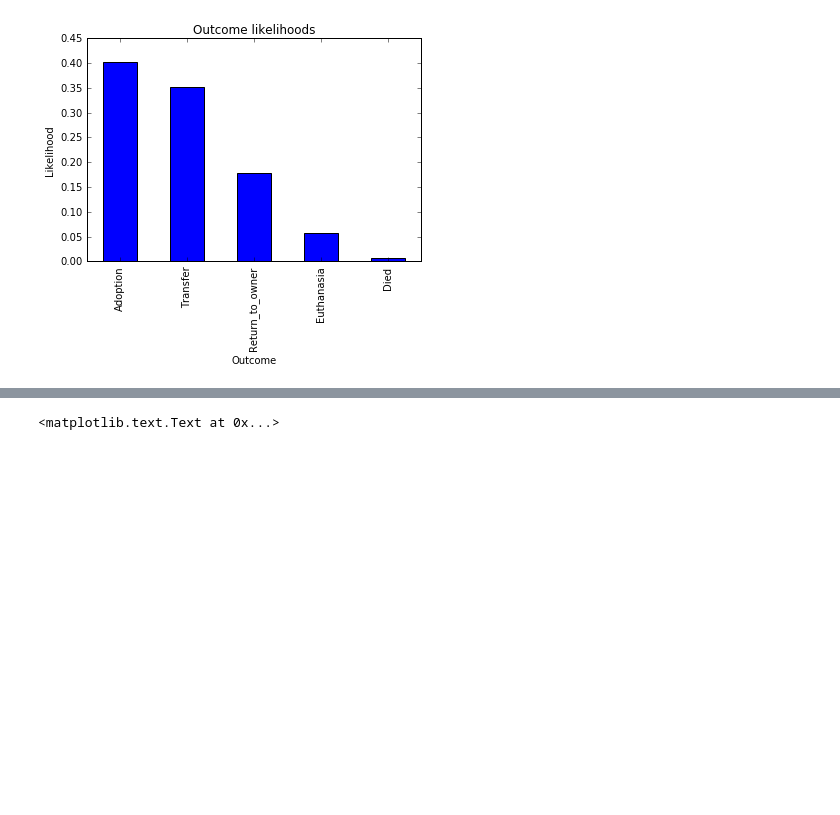
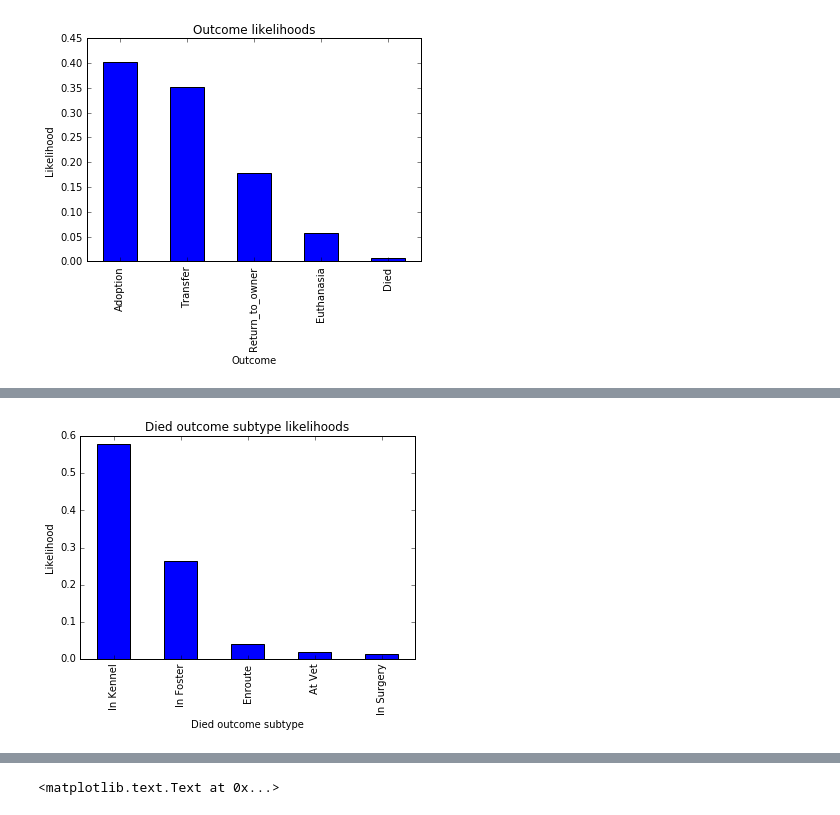
Before and after one commit to dippindots/kaggle-shelter-animal-outcomes, a Jupyter notebook: src/report.ipynb, the cells around one changed output, grey strips where cells are left out. Saved outputs shown, nothing was run; the diff lists cells and outputs as text; code cells hidden in the pictures; blank space fills up the shorter version.

```diff
--- a/src/report.ipynb
+++ b/src/report.ipynb
@@ -93,0 +114,4 @@ I was interested in checking whether the [black dog syndrome](https://en.wikiped
+# %%
+show_outcome_subtype_counts('Died')
+# %% [output]
+[figure, added]
```
Also changed, not shown: parts of 7 cells of this notebook.
